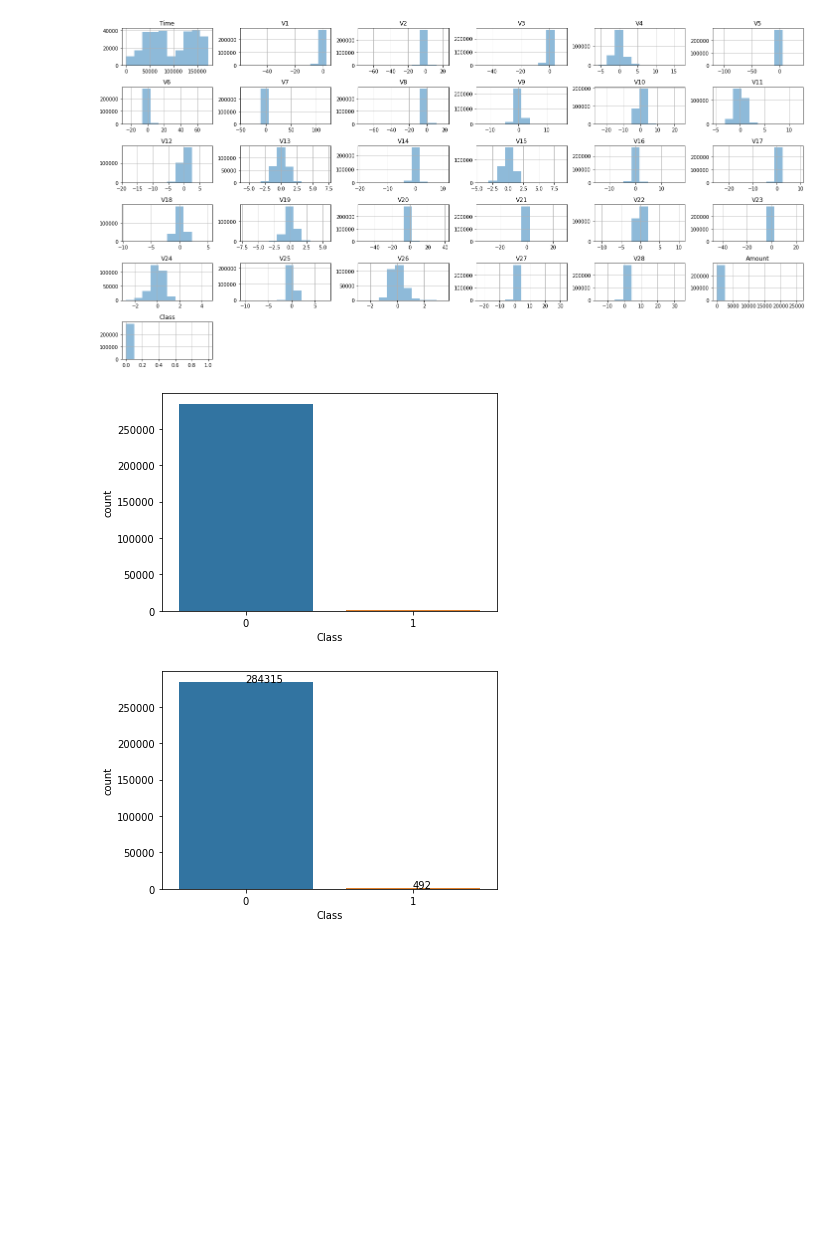
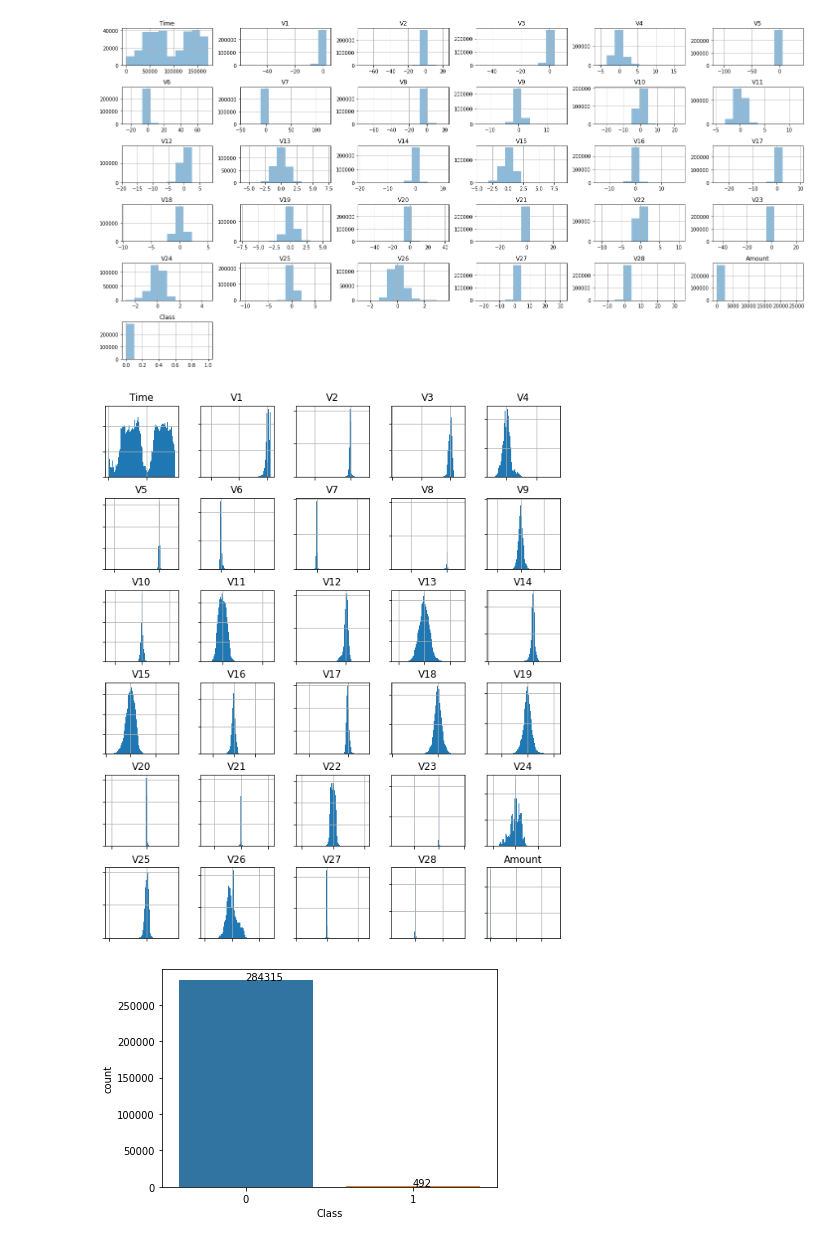
Before and after one commit to mirelaverebceanu/Transaction-Fraud-Detection, a Jupyter notebook: CreditCardDataAnalysis.ipynb, the cells around one changed output. Cells and saved outputs as stored; diff of their text form; code cells hidden in the pictures; blank space fills up the shorter version.

```diff
--- a/CreditCardDataAnalysis.ipynb
+++ b/CreditCardDataAnalysis.ipynb
@@ -108,12 +110,14 @@ plt.tight_layout()
 plt.show()
 # %% [output]
 [figure]
-# %%
-fig, ax = plt.subplots(figsize = (6, 4))
-ax = sns.countplot(x = 'Class', data = dataset)
-plt.show()
-# %% [output]
-[figure, removed]
+# %%
+ax = dataset.drop("Class", axis=1).hist(figsize=(10,12),bins=100)
+# We hide the axes' labels to make the plot neater and more compact
+for axis in ax.flatten():
+    axis.set_xticklabels([])
+    axis.set_yticklabels([])
+# %% [output]
+[figure, added]
 # %%
 fig,ax = plt.subplots()
 sns.countplot(x=dataset.Class,ax=ax)
```
Also changed, not shown: parts of 13 cells of this notebook, 2 other files.
